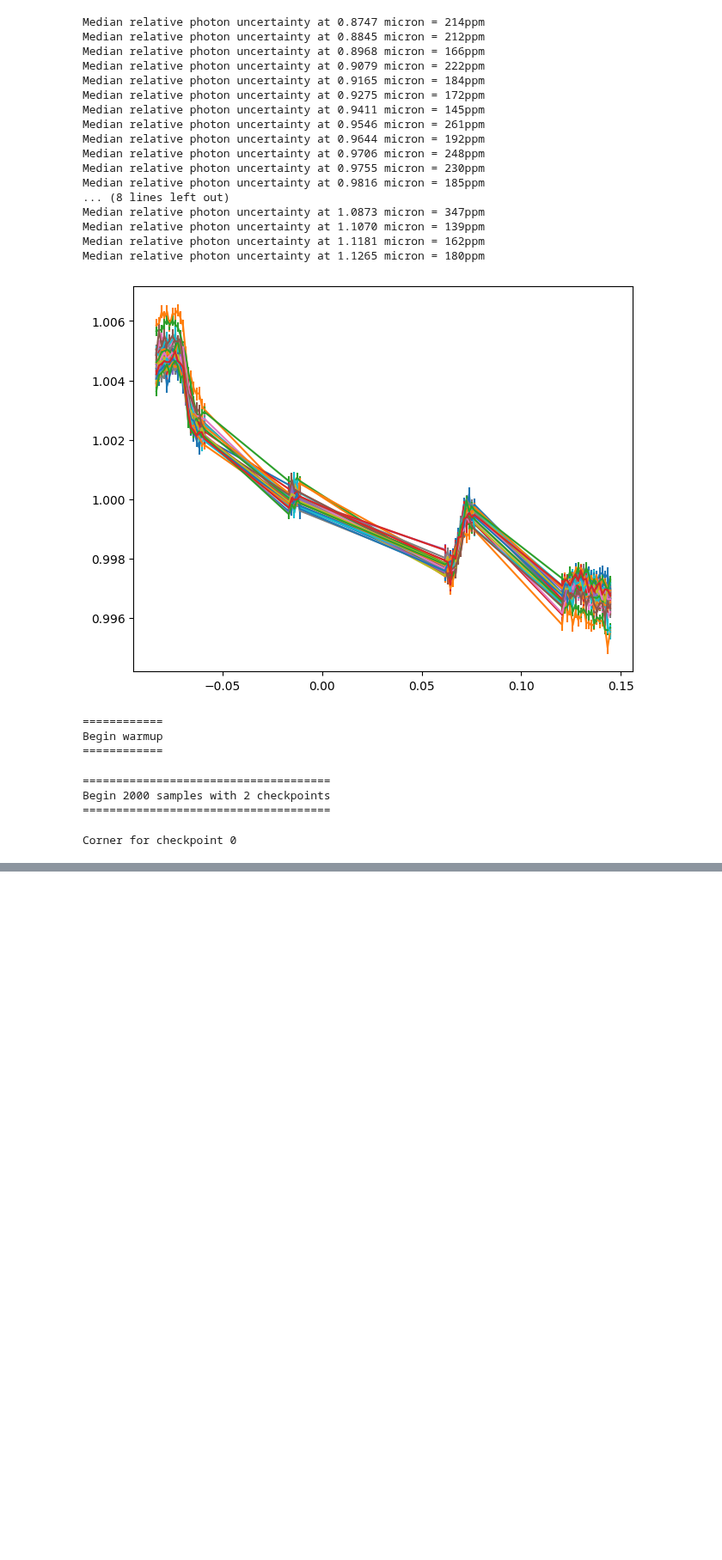
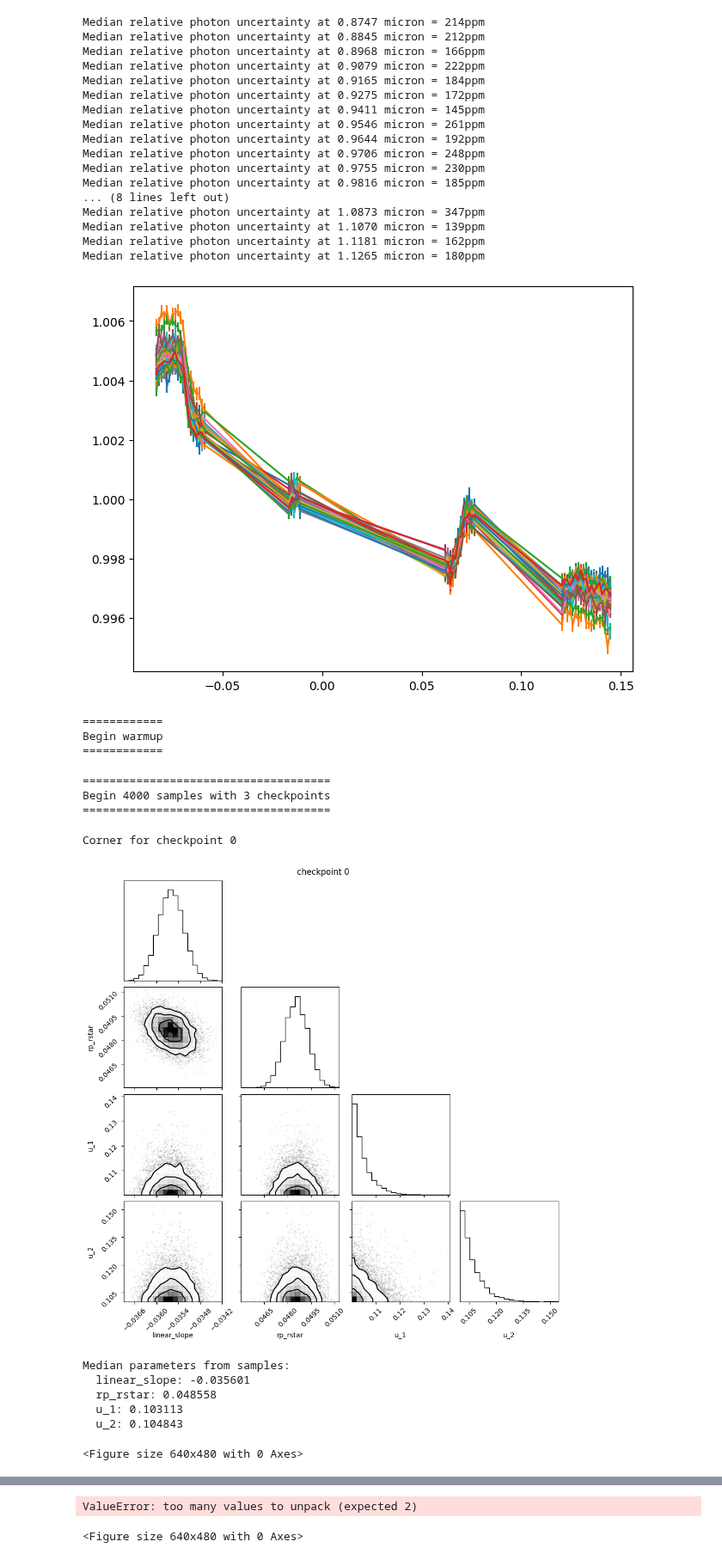
Before and after one commit to will-waalkes/Spot_Treating_AUMicb, a Jupyter notebook: modeling/05-spec-lc/S22_nonphysical_SpecLC_Model.ipynb, the cells around one changed output, grey strips where cells are left out. Shown at 86% size. Saved outputs shown, nothing was run; the diff lists cells and outputs as text; code cells hidden in the pictures; blank space fills up the shorter version.

Commit message:
Modeling progress

```diff
--- a/modeling/05-spec-lc/S22_nonphysical_SpecLC_Model.ipynb
+++ b/modeling/05-spec-lc/S22_nonphysical_SpecLC_Model.ipynb
@@ -333,7 +471,9 @@ def post_batch_viz_save(self, **kwargs):
     # result = arviz.from_numpyro(self)
     # display(arviz.summary(result))
 
-    with open(f'../../data/samples/samples_cumulative_{self.start_time}_checkpoint_{self.checkpoint:04d}.pkl', 'wb') as file:
+    checkpoint_model = plot_results(chkpt_median_params,figlabel=f'chkpt_{self.checkpoint}')
+
+    with open(f'../../data/samples/S22_transits_samples_cumulative_{self.start_time}_checkpoint_{self.checkpoint:04d}.pkl', 'wb') as file:
         pickle.dump(dict(samples_cumulative), file)
 
 class MCMCWithCheckpoints(MCMC):
@@ -418,10 +558,10 @@ class MCMCWithCheckpoints(MCMC):
         # reset to total number for arviz IO
         self.num_samples = num_samples_total
 # %%
-n_warmup = 2_00
-n_samples = 2_000
+n_warmup = 1_000
+n_samples = 4_000
 n_chains = 4
-n_checks = 1
+n_checks = 2
 # lc_index = 1 #0 to 27 for S22
 
 for lc_index in [0,1,2,3,4,5,6,7,
@@ -437,7 +577,7 @@ for lc_index in [0,1,2,3,4,5,6,7,
 
     sampler = NUTS(
         numpyro_model,
-        dense_mass=False
+        dense_mass=True
     )
 
     mcmc = MCMCWithCheckpoints(
@@ -455,31 +595,38 @@ for lc_index in [0,1,2,3,4,5,6,7,
     result = arviz.from_numpyro(mcmc)
 
 
     median_params = arviz.summary(result,stat_focus='median')
     print(median_params)
     'Save the result'
     result.to_netcdf(f'../../data/samples/{model_designation}')
     'Print the summary'
     arviz.summary(result)
 
     'Make a corner plot'
     corner.corner(
         result, #var_names=['~offset_G102',
                            # r'~$\beta_{\rm G102}$',
                            # r'~$\beta_{\rm G141}$',
                            # r'~$\sigma_{\rm conv}$'],
         # quiet=True,
     )
     plt.savefig(f'../../figs/{model_designation}_corner.png',dpi=200)
 
     'Examine the Leave-One-Out (LOO) summary'
     loo = arviz.loo(result, pointwise=True)
     loo
 # %% [output]
 ============
 Begin warmup
 ============
 =====================================
-Begin 2000 samples with 2 checkpoints
+Begin 4000 samples with 3 checkpoints
 =====================================
 Corner for checkpoint 0
+[figure, added]
+Median parameters from samples:
+  linear_slope: -0.035601
+  rp_rstar: 0.048558
+  u_1: 0.103113
+  u_2: 0.104843
+<Figure size 640x480 with 0 Axes>
@@ -486,3 +634,5 @@ Corner for checkpoint 0
+ValueError: too many values to unpack (expected 2)
+<Figure size 640x480 with 0 Axes>
 # %%
 n_warmup = 2_00
 n_samples = 2_000
```
Also changed, not shown: parts of 6 cells of this notebook, 2 other files.
